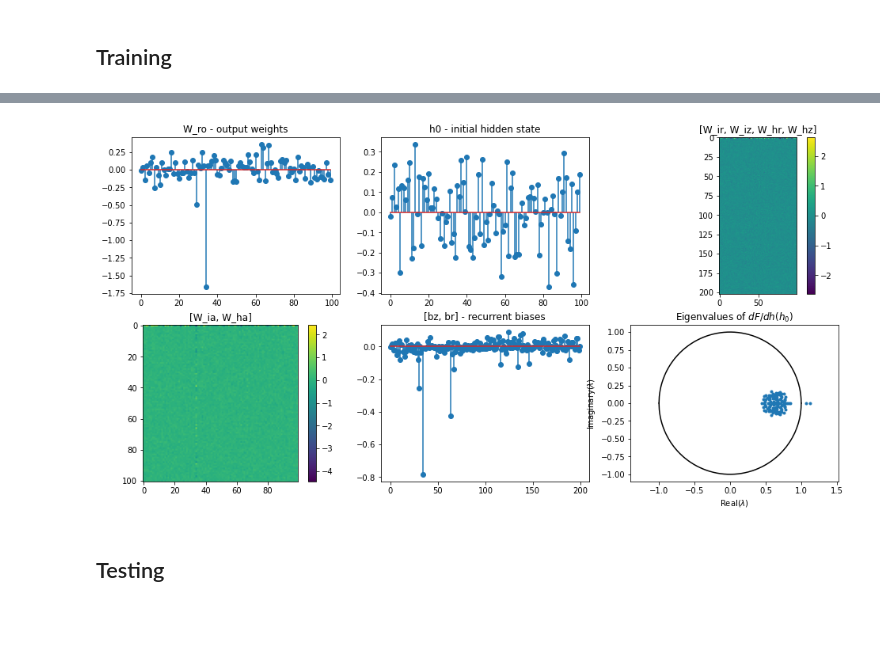
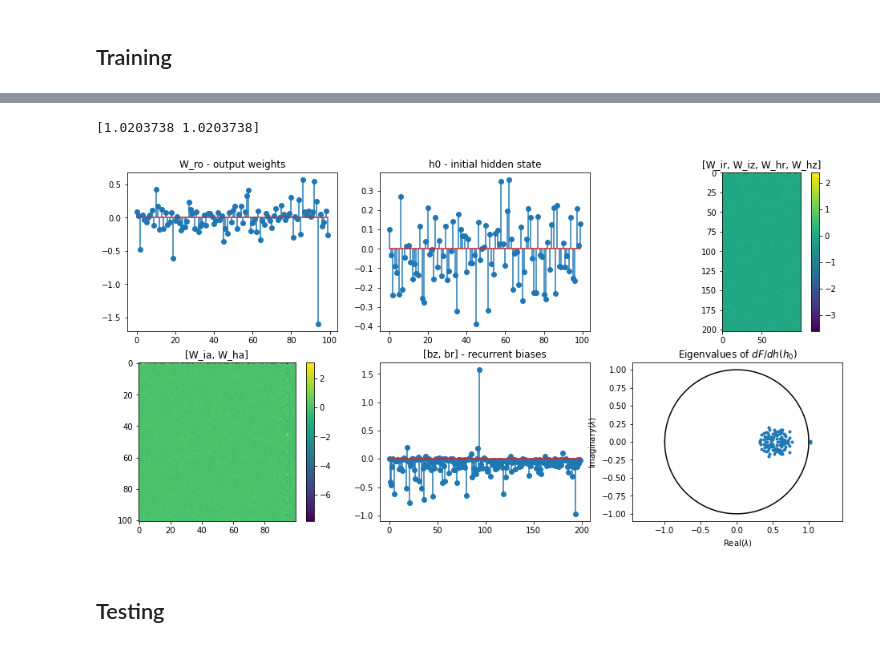
Before and after one commit to brainpy/examples, a Jupyter notebook: recurrent_networks/fixed_points_finder.ipynb, the cells around one changed output, grey strips where cells are left out. Cells and saved outputs as stored; diff of their text form; code cells hidden in the pictures; blank space fills up the shorter version.

```diff
--- a/recurrent_networks/fixed_points_finder.ipynb
+++ b/recurrent_networks/fixed_points_finder.ipynb
@@ -30,9 +34,10 @@ bval = 0.01  # bias value limit
 sval = 0.025  # standard deviation (before dividing by sqrt(dt))
 # %%
 # Optimization hyperparameters
+
 l2reg = 0.00002  # amount of L2 regularization on the weights
-num_train = 20000  # Total number of batches to train on.
-num_batch = 256  # How many examples in each batch
+num_train = int(2e4)  # Total number of batches to train on.
+num_batch = 150  # How many examples in each batch
 # Gradient clipping is HUGELY important for training RNNs
 # max gradient norm before clipping, clip to this value.
 max_grad_norm = 10.0
@@ -70,7 +83,7 @@ def plot_examples(num_time, inputs, hiddens, outputs, targets, num_example=1,
 
   plt.show()
 # %%
-def plot_params(rnn):
+def plot_params(rnn, show_top_eig=0):
   """Plot the parameters. """
   assert isinstance(rnn, GRU)
 
@@ -109,6 +122,10 @@ def plot_params(rnn):
   plt.plot(x, np.sqrt(1 - x ** 2), 'k')
   plt.plot(x, -np.sqrt(1 - x ** 2), 'k')
   plt.plot(np.real(evals), np.imag(evals), '.')
+
+  if show_top_eig > 0:
+    print(np.sort(np.real(evals))[-show_top_eig:])
+
   plt.axis('equal')
   plt.xlabel('Real($\lambda$)')
   plt.ylabel('Imaginary($\lambda$)')
@@ -237,9 +250,9 @@ class GRU(bp.DynamicalSystem):
 
   def cell(self, h, x):
     r = bm.sigmoid(x @ self.w_ir + h @ self.w_hr + self.br)
-    z = bm.sigmoid(x @ self.w_iz + h @ self.w_hz + self.bz + self.forget_bias)
+    z = bm.sigmoid(x @ self.w_iz + h @ self.w_hz + self.bz)
     a = bm.tanh(x @ self.w_ia + (r * h) @ self.w_ha + self.ba)
-    return z * h + (1. - z) * a
+    return (1. - z) * h + z * a
 
   def readout(self, h):
     return h @ self.w_ro + self.b_ro
@@ -253,7 +266,7 @@ class GRU(bp.DynamicalSystem):
 
   def predict(self, xs):
     self.h[:] = self.h0
-    f = bm.easy_scan(self.make_update(self.h, self.o),
+    f = bm.make_loop(self.make_update(self.h, self.o),
                      dyn_vars=self.vars().unique(),
                      out_vars=[self.h, self.o])
     return f(xs)
@@ -276,5 +287,5 @@ plot_params(net)
 # %%
-lr = bm.optimizers.exponential_decay(lr=0.04, decay_steps=1, decay_rate=0.9999)
+lr = bm.optimizers.ExponentialDecay(lr=0.04, decay_steps=1, decay_rate=0.9999)
 optimizer = bm.optimizers.Adam(lr=lr, train_vars=net.train_vars(), eps=1e-1)
 
 
@@ -341,7 +355,8 @@ plt.show()
 # %%
 # show the trained weights
-plot_params(net)
+plot_params(net, show_top_eig=2)
 # %% [output]
+[1.0203738 1.0203738]
-[figure, old version]
+[figure, new version]
 # %% [markdown]
 ## Testing
```
Also changed, not shown: parts of 41 cells of this notebook, 47 other files.
